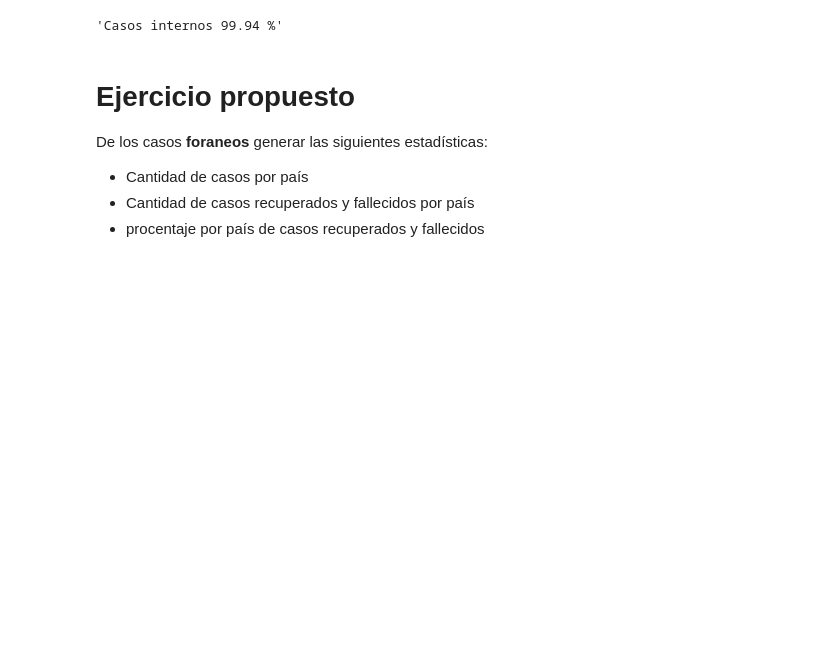
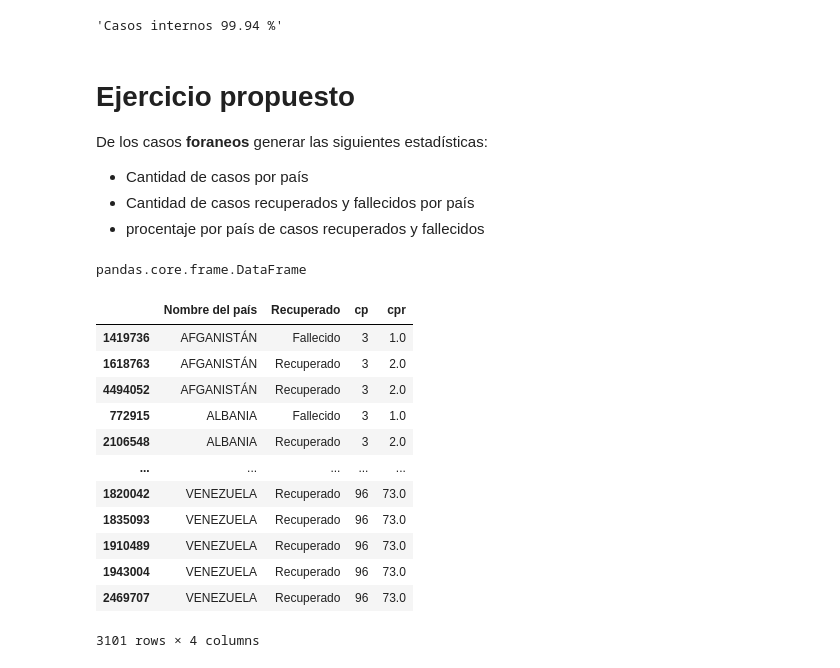
Before and after one commit to apdaza/bigdata_migracion, a Jupyter notebook: notebooks/covid.ipynb, the cells around one changed output. Saved outputs shown, nothing was run; the diff lists cells and outputs as text; code cells hidden in the pictures; blank space fills up the shorter version.

Commit message:
ejemplos sql en pandas

```diff
--- a/notebooks/covid.ipynb
+++ b/notebooks/covid.ipynb
@@ -328,3 +328,10 @@ De los casos __foraneos__ generar las siguientes estadísticas:
 - Cantidad de casos por país
 - Cantidad de casos recuperados y fallecidos por país
 - procentaje por país de casos recuperados y fallecidos
+# %%
+foraneos_df = covid_df[(covid_df['foraneos']==1)]
+type(foraneos_df)
+# %% [output]
+pandas.core.frame.DataFrame
+# %%
+df = foraneos_df.groupby(['Nombre del país','Recuperado'])['ID de caso'].transform('count')
@@ -330,0 +344,16 @@ De los casos __foraneos__ generar las siguientes estadísticas:
+# %%
+foraneos_df[['Nombre del país','Recuperado','cp','cpr']].sort_values(['Nombre del país','Recuperado'])
+# %% [output]
+|  | Nombre del país | Recuperado | cp | cpr |
+| 1419736 | AFGANISTÁN | Fallecido | 3 | 1.0 |
+| 1618763 | AFGANISTÁN | Recuperado | 3 | 2.0 |
+| 4494052 | AFGANISTÁN | Recuperado | 3 | 2.0 |
+| 772915 | ALBANIA | Fallecido | 3 | 1.0 |
+| 2106548 | ALBANIA | Recuperado | 3 | 2.0 |
+| ... | ... | ... | ... | ... |
+| 1820042 | VENEZUELA | Recuperado | 96 | 73.0 |
+| 1835093 | VENEZUELA | Recuperado | 96 | 73.0 |
+| 1910489 | VENEZUELA | Recuperado | 96 | 73.0 |
+| 1943004 | VENEZUELA | Recuperado | 96 | 73.0 |
+| 2469707 | VENEZUELA | Recuperado | 96 | 73.0 |
+3101 rows × 4 columns
```
Also changed, not shown: parts of 6 cells of this notebook, 4 other files.
